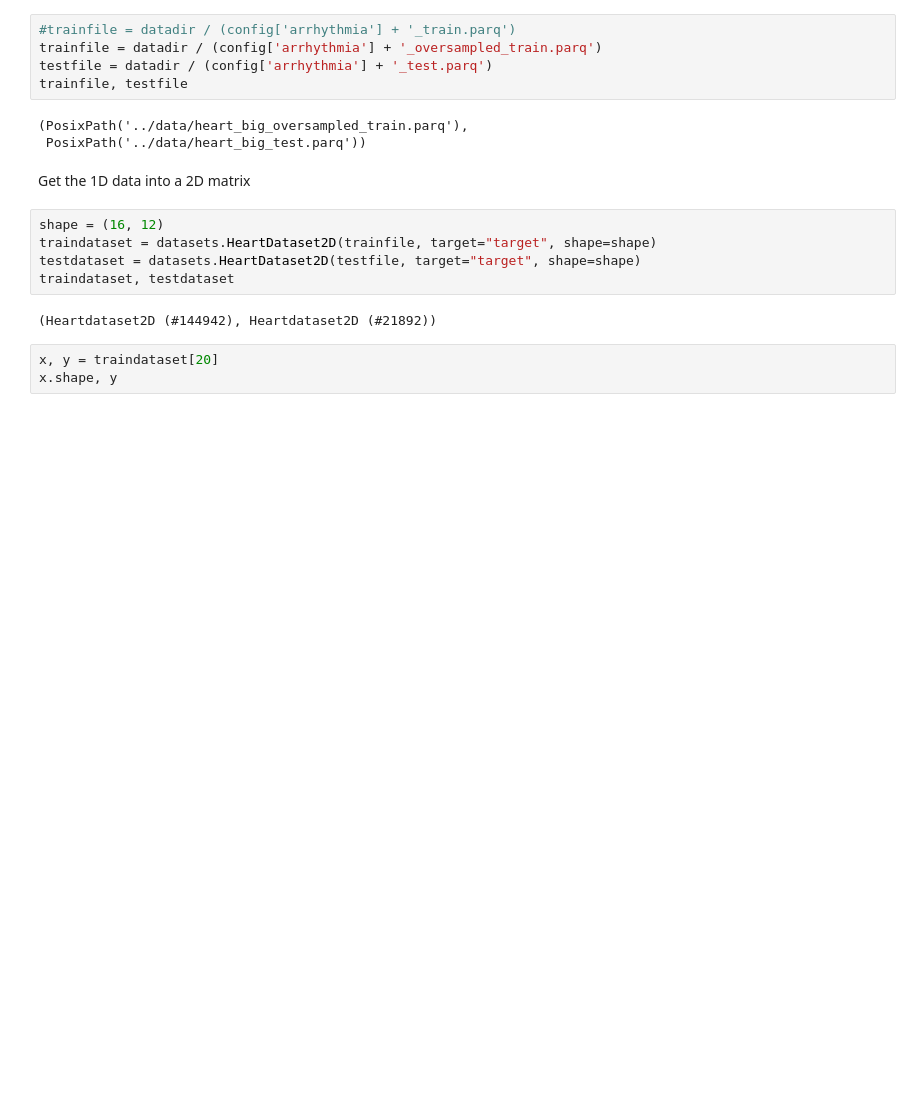
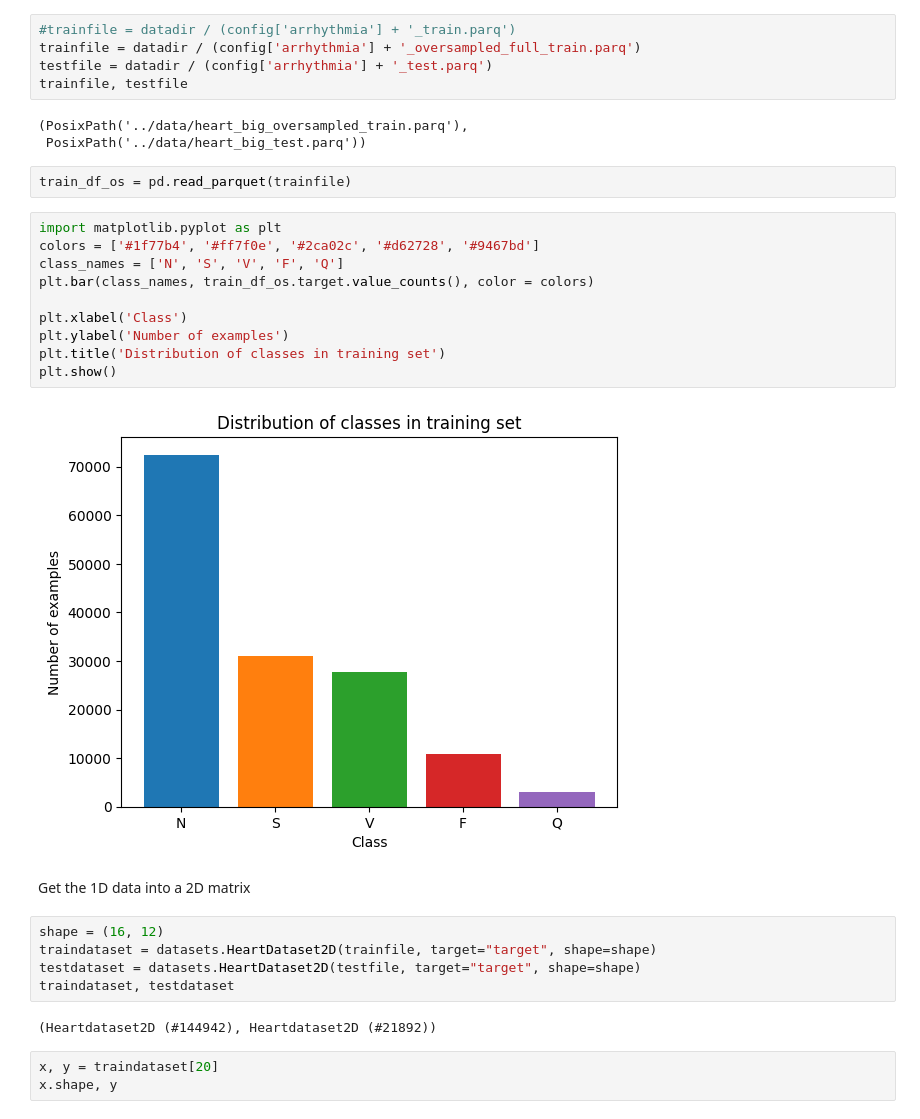
Before and after one commit to FP-byte/MADS_MachineLearning_Project, a Jupyter notebook: notebooks/02_2D-models.ipynb, the cells around one changed output. Saved outputs shown, nothing was run; the diff lists cells and outputs as text; blank space fills up the shorter version.

```diff
--- a/notebooks/02_2D-models.ipynb
+++ b/notebooks/02_2D-models.ipynb
@@ -32,12 +32,26 @@ class_weights = compute_class_weight(class_weight, classes, train_df.target)
 class_weights_tensor = torch.tensor(class_weights, dtype=torch.float32)
 # %%
 #trainfile = datadir / (config['arrhythmia'] + '_train.parq')
-trainfile = datadir / (config['arrhythmia'] + '_oversampled_train.parq')
+trainfile = datadir / (config['arrhythmia'] + '_oversampled_full_train.parq')
 testfile = datadir / (config['arrhythmia'] + '_test.parq')
 trainfile, testfile
 # %% [output]
 (PosixPath('../data/heart_big_oversampled_train.parq'),
  PosixPath('../data/heart_big_test.parq'))
+# %%
+train_df_os = pd.read_parquet(trainfile)
+# %%
+import matplotlib.pyplot as plt
+colors = ['#1f77b4', '#ff7f0e', '#2ca02c', '#d62728', '#9467bd']
+class_names = ['N', 'S', 'V', 'F', 'Q']
+plt.bar(class_names, train_df_os.target.value_counts(), color = colors)
+
+plt.xlabel('Class')
+plt.ylabel('Number of examples')
+plt.title('Distribution of classes in training set')
+plt.show()
+# %% [output]
+[figure, added]
 # %% [markdown]
 Get the 1D data into a 2D matrix
 # %%
```
Also changed, not shown: 2 other files.
